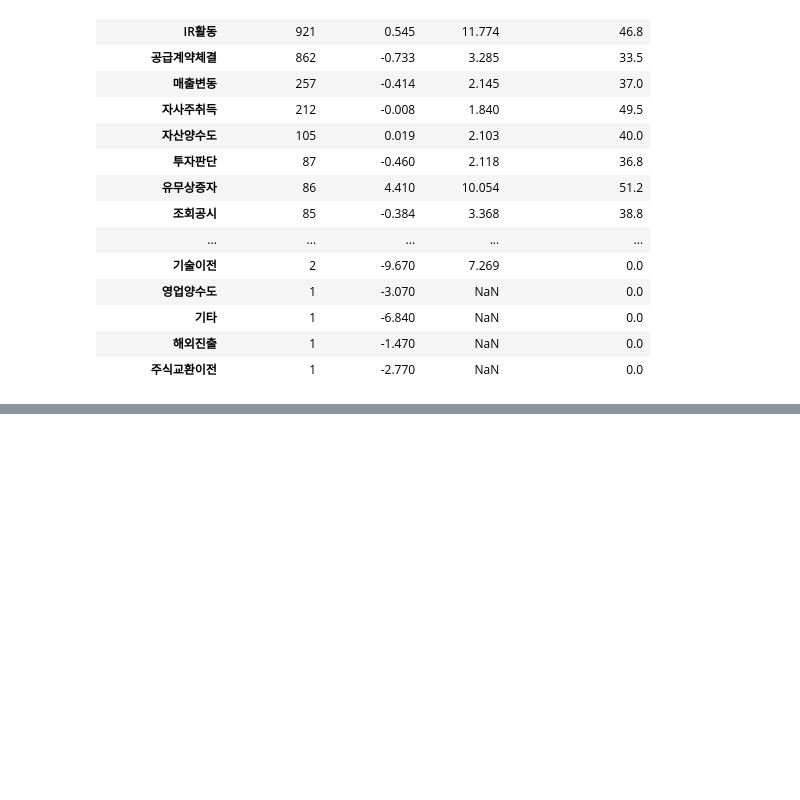
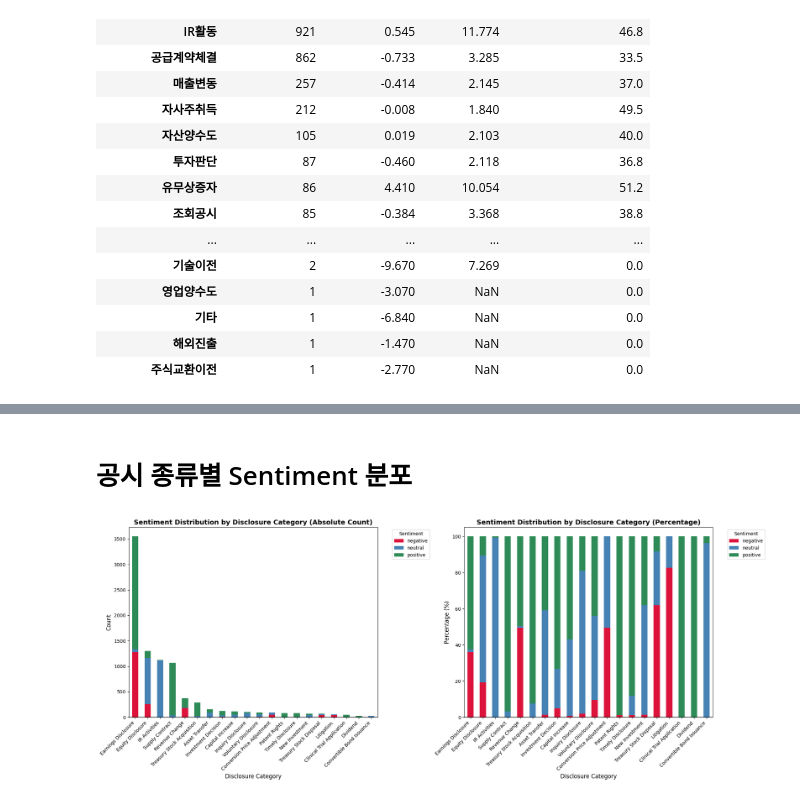
Before and after one commit to antaechan/dart-sentiment-analysis, a Jupyter notebook: analysis/eda.ipynb, the cells around one changed output, grey strips where cells are left out. Cells and saved outputs as stored; diff of their text form; code cells hidden in the pictures; blank space fills up the shorter version.

```diff
--- a/analysis/eda.ipynb
+++ b/analysis/eda.ipynb
@@ -552,0 +595,67 @@ calculate_return_statistics_by_category(df_with_returns, ret_columns)[["ret_60m_
+# %% [markdown]
+# 공시 종류별 Sentiment 분포
+# %%
+# 공시 종류별 sentiment 분포 분석
+disclosure_sentiment = df_with_returns.groupby(['disclosure_category', 'label']).size().unstack(fill_value=0)
+
+# 비율로 변환
+disclosure_sentiment_pct = disclosure_sentiment.div(disclosure_sentiment.sum(axis=1), axis=0) * 100
+
+# 상위 20개 공시 종류만 선택 (데이터가 많은 순서대로)
+top_disclosures = df_with_returns['disclosure_category'].value_counts().head(20).index
+disclosure_sentiment_pct_top = disclosure_sentiment_pct.loc[top_disclosures]
+
+# 시각화
+fig, (ax1, ax2) = plt.subplots(1, 2, figsize=(20, 8))
+
+# 1. 절대 개수로 표시
+disclosure_sentiment_top = disclosure_sentiment.loc[top_disclosures]
+disclosure_sentiment_top.plot(kind='bar', stacked=True, ax=ax1,
+                             color=['#DC143C', '#4682B4', '#2E8B57'])  # negative, neutral, positive
+ax1.set_title('Sentiment Distribution by Disclosure Category (Absolute Count)', fontsize=14, fontweight='bold')
+ax1.set_xlabel('Disclosure Category', fontsize=12)
+ax1.set_ylabel('Count', fontsize=12)
+ax1.legend(title='Sentiment', bbox_to_anchor=(1.05, 1), loc='upper left')
+
+# category_mapping을 사용하여 x축 라벨 설정
+x_labels = [category_mapping.get(cat, cat) for cat in top_disclosures]
+ax1.set_xticklabels(x_labels, rotation=45, ha='right')
+
+# 2. 비율로 표시
+disclosure_sentiment_pct_top.plot(kind='bar', stacked=True, ax=ax2,
+                                 color=['#DC143C', '#4682B4', '#2E8B57'])  # negative, neutral, positive
+ax2.set_title('Sentiment Distribution by Disclosure Category (Percentage)', fontsize=14, fontweight='bold')
+ax2.set_xlabel('Disclosure Category', fontsize=12)
+ax2.set_ylabel('Percentage (%)', fontsize=12)
+ax2.legend(title='Sentiment', bbox_to_anchor=(1.05, 1), loc='upper left')
+
+# category_mapping을 사용하여 x축 라벨 설정
+ax2.set_xticklabels(x_labels, rotation=45, ha='right')
+
+plt.tight_layout()
+plt.show()
+
+# 수치 요약 출력
+print("=== 공시 종류별 감정 분포 (상위 20개) ===")
+print("\n[절대 개수]")
+print(disclosure_sentiment_top)
+print("\n[비율 (%)]")
+print(disclosure_sentiment_pct_top.round(1))
+
+# positive 비율이 높은 공시 종류 TOP 5
+print("\n=== Positive 비율이 높은 공시 종류 TOP 5 ===")
+positive_ratio = disclosure_sentiment_pct['positive'].sort_values(ascending=False)
+for i, (category, ratio) in enumerate(positive_ratio.head(5).items()):
+    total_count = disclosure_sentiment.loc[category].sum()
+    mapped_name = category_mapping.get(category, category)
+    print(f"{i+1}. {mapped_name}: {ratio:.1f}% (총 {total_count:,}건)")
+
+# negative 비율이 높은 공시 종류 TOP 5
+print("\n=== Negative 비율이 높은 공시 종류 TOP 5 ===")
+negative_ratio = disclosure_sentiment_pct['negative'].sort_values(ascending=False)
+for i, (category, ratio) in enumerate(negative_ratio.head(5).items()):
+    total_count = disclosure_sentiment.loc[category].sum()
+    mapped_name = category_mapping.get(category, category)
+    print(f"{i+1}. {mapped_name}: {ratio:.1f}% (총 {total_count:,}건)")
+# %% [output]
+[figure, added]
```
Also changed, not shown: parts of 6 cells of this notebook.
